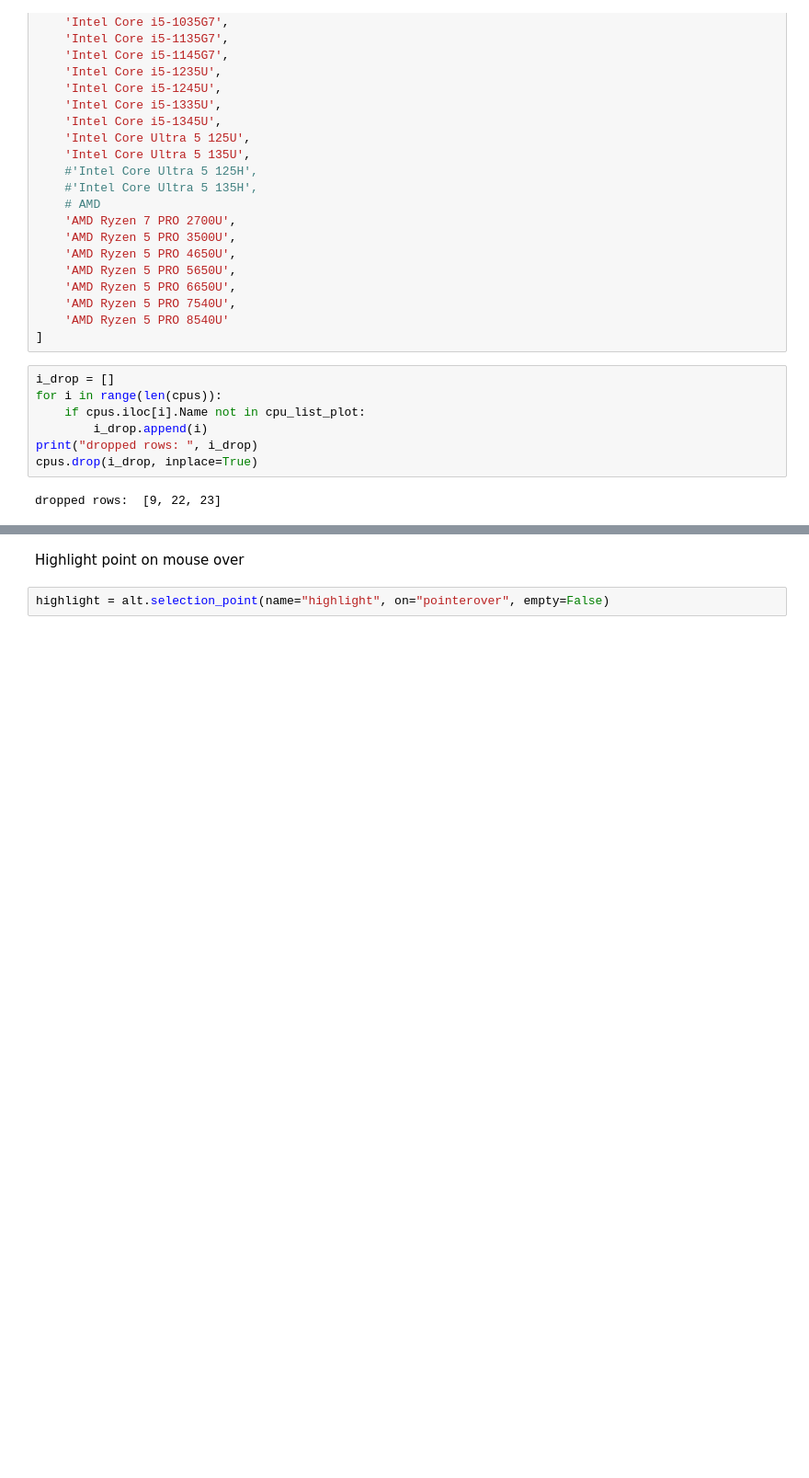
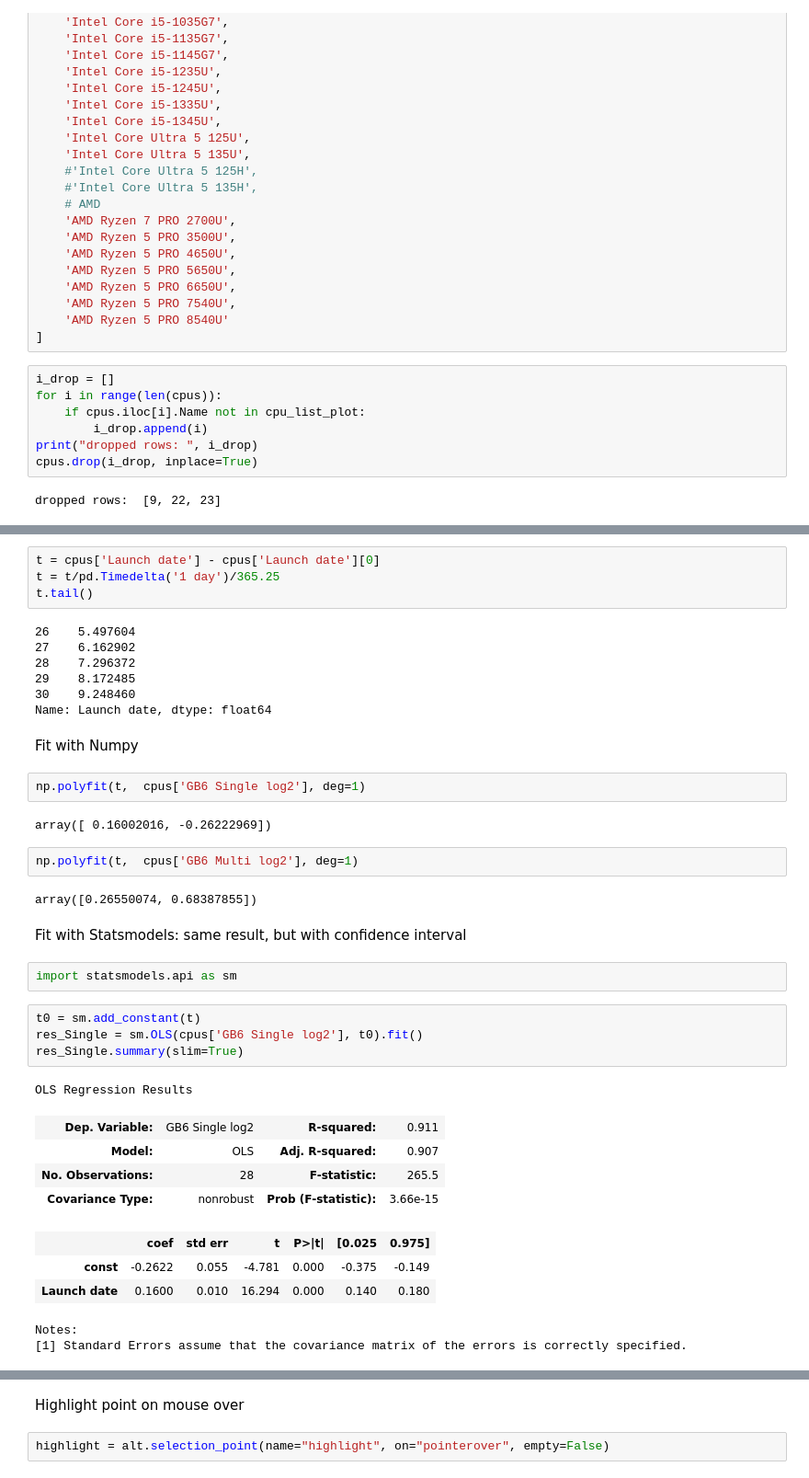
Before and after one commit to pierre-haessig/notebook-cpu-performance, a Jupyter notebook: CPUs_plot.ipynb, the cells around one changed output, grey strips where cells are left out. Shown at 92% size. Drawn from its saved outputs; the diff is of its cells as text; blank space fills up the shorter version.

```diff
--- a/CPUs_plot.ipynb
+++ b/CPUs_plot.ipynb
@@ -90,0 +113,40 @@ dropped rows:  [9, 22, 23]
+# %%
+t = cpus['Launch date'] - cpus['Launch date'][0]
+t = t/pd.Timedelta('1 day')/365.25
+t.tail()
+# %% [output]
+26    5.497604
+27    6.162902
+28    7.296372
+29    8.172485
+30    9.248460
+Name: Launch date, dtype: float64
+# %% [markdown]
+Fit with Numpy
+# %%
+np.polyfit(t,  cpus['GB6 Single log2'], deg=1)
+# %% [output]
+array([ 0.16002016, -0.26222969])
+# %%
+np.polyfit(t,  cpus['GB6 Multi log2'], deg=1)
+# %% [output]
+array([0.26550074, 0.68387855])
+# %% [markdown]
+Fit with Statsmodels: same result, but with confidence interval
+# %%
+import statsmodels.api as sm
+# %%
+t0 = sm.add_constant(t)
+res_Single = sm.OLS(cpus['GB6 Single log2'], t0).fit()
+res_Single.summary(slim=True)
+# %% [output]
+OLS Regression Results
+| Dep. Variable: | GB6 Single log2 | R-squared: | 0.911 |
+| Model: | OLS | Adj. R-squared: | 0.907 |
+| No. Observations: | 28 | F-statistic: | 265.5 |
+| Covariance Type: | nonrobust | Prob (F-statistic): | 3.66e-15 |
+|  | coef | std err | t | P>|t| | [0.025 | 0.975] |
+| const | -0.2622 | 0.055 | -4.781 | 0.000 | -0.375 | -0.149 |
+| Launch date | 0.1600 | 0.010 | 16.294 | 0.000 | 0.140 | 0.180 |
+Notes:
+[1] Standard Errors assume that the covariance matrix of the errors is correctly specified.
```
Also changed, not shown: parts of 36 cells of this notebook, 4 other files.
